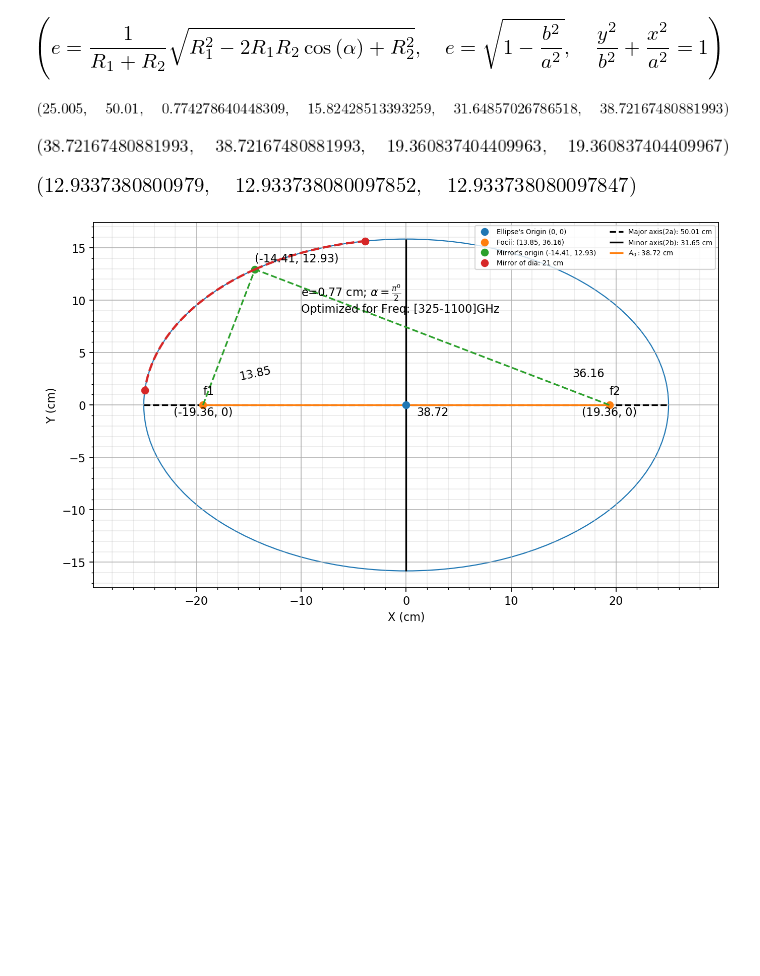
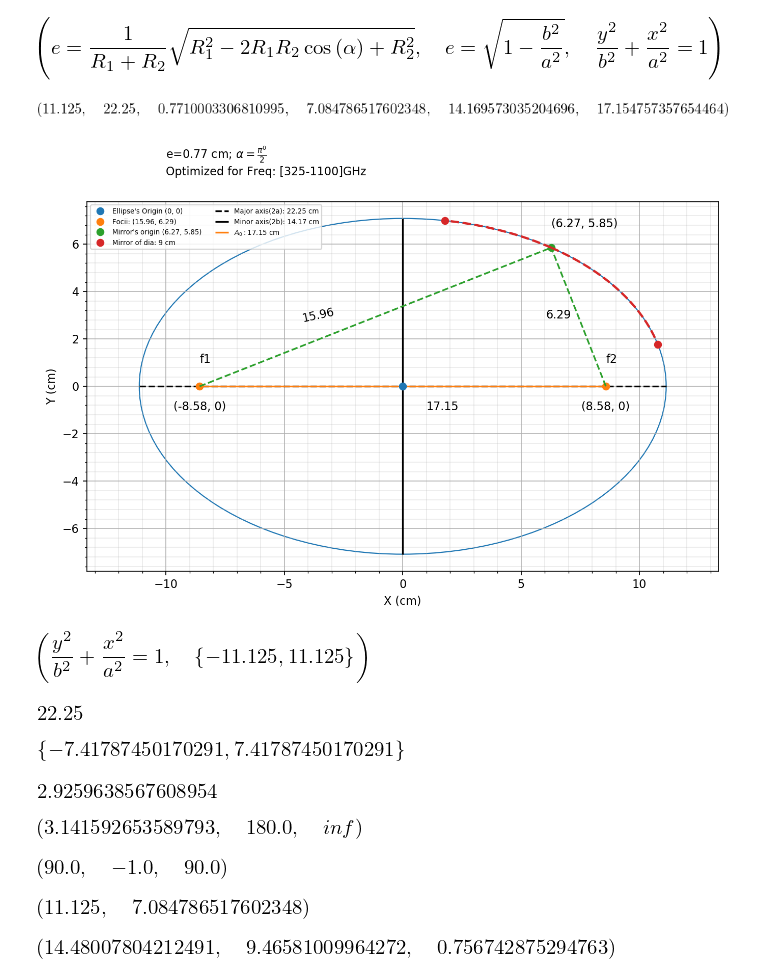
Before and after one commit to aravindhnivas/FELion-Spectrum-Analyser, a Jupyter notebook: Simulations/THz/mirror.ipynb, the cells around one changed output. Saved outputs shown, nothing was run; the diff lists cells and outputs as text; code cells hidden in the pictures; blank space fills up the shorter version.

```diff
--- a/Simulations/THz/mirror.ipynb
+++ b/Simulations/THz/mirror.ipynb
@@ -23,28 +23,19 @@ eq_e1, eq_e2, eq_ells
 # %% [output]
 [figure]
 # %%
-f1 = 13.85
-f2 = 36.16
+f1 = 15.96
+f2 = 6.29
 angle = pi / 2
-dia = 21
+dia = 9
 
 temp_a = float((f1 + f2) / 2)
 temp_e = float(eq_e1.subs({R1: f1, R2: f2, alpha: angle}).evalf().rhs)
 temp_b = float(solveset(eq_e2.subs({a: (f1 + f2) / 2, e: temp_e}), b).args[-1])
 temp_A0 = 2 * temp_e * temp_a
 
 temp_a, temp_a*2, temp_e, temp_b, temp_b*2, temp_A0
 # %% [output]
-[figure, old version]
+[figure, new version]
-# %%
-temp_A0, np.sqrt(f1**2+f2**2), temp_A0/2, np.sqrt(temp_a**2-temp_b**2)
-# %% [output]
-[figure, removed]
-# %%
-temp_x = (f1 ** 2 - f2 ** 2) / (2 * temp_A0)
-solveset(eq_ells.subs({x: temp_x, a: temp_a, b: temp_b}), y).args[-1], np.sqrt(f1**2-(temp_x+temp_A0/2)**2), np.sqrt(f2**2-(temp_x-temp_A0/2)**2)
-# %% [output]
-[figure, removed]
 # %%
 fig, ax = plt.subplots(figsize=(10, 6), dpi=160)
 
@@ -189,9 +180,9 @@ ax.grid(alpha=0.9, which="major")
 ax.legend(fontsize=6, ncol=2)
 ax.axis('equal')
 
-plt.savefig("./Simulations/Mirror-[60-260]GHz.pdf")
-plt.savefig("./Simulations/Mirror-[60-260]GHz.png")
+plt.savefig(f"./Simulations/Mirror-[{dia}]-[325-1100]GHz.pdf")
+plt.savefig(f"./Simulations/Mirror-[{dia}]-[325-1100]GHz.png")
 
 plt.show()
 # %% [output]
-[figure, old version]
+[figure, new version]
@@ -202,0 +189,38 @@ for i in temp_x3:
+# %%
+eq_ells, solveset(eq_ells.subs({y:0, a:temp_a, b:temp_b}), x)
+# %% [output]
+[figure, added]
+# %%
+11.125*2
+# %% [output]
+[figure, added]
+# %%
+y0 = 5.28
+solveset(eq_ells.subs({y:y0, a:temp_a, b:temp_b}), x)
+# %% [output]
+[figure, added]
+# %%
+temp_y/2
+# %% [output]
+[figure, added]
+# %%
+np.pi, np.rad2deg(np.pi), np.inf
+# %% [output]
+[figure, added]
+# %%
+np.rad2deg(np.arccos(0)), np.cos(np.pi), np.rad2deg(np.arctan(np.inf))
+# %% [output]
+[figure, added]
+# %%
+temp_a, temp_b
+# %% [output]
+[figure, added]
+# %%
+r1 = 20
+r2 = 8.960156084249821
+a1 = (r1+r2)/2
+e1 = eq_e1.subs({R1:r1, R2:r2, alpha:np.pi/2}).rhs
+b1 = solveset(eq_e2.subs({a:a1, e:e1}), b).args[-1]
+a1, b1, e1
+# %% [output]
+[figure, added]
```
Also changed, not shown: parts of 3 cells of this notebook, 4 other files.
